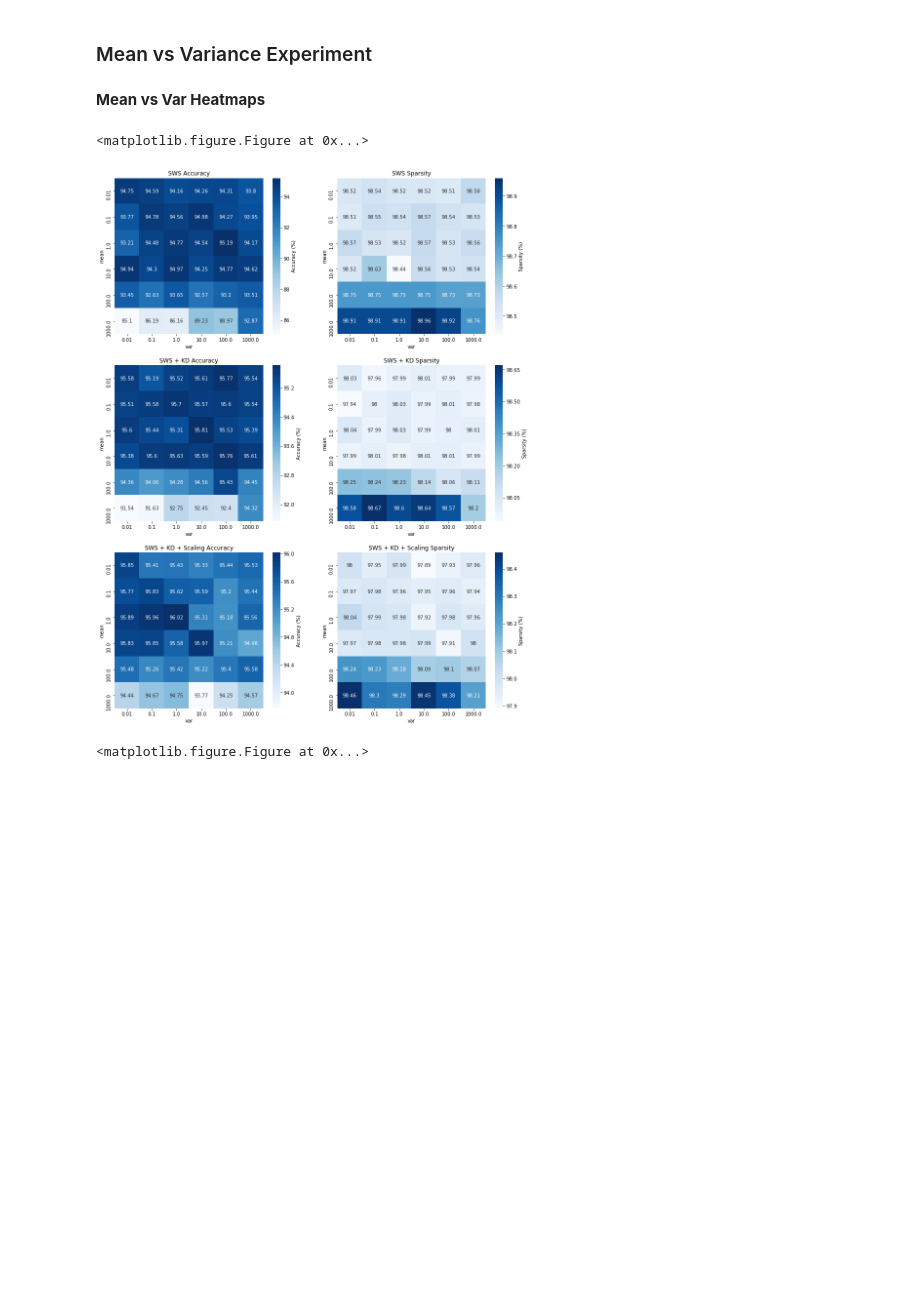
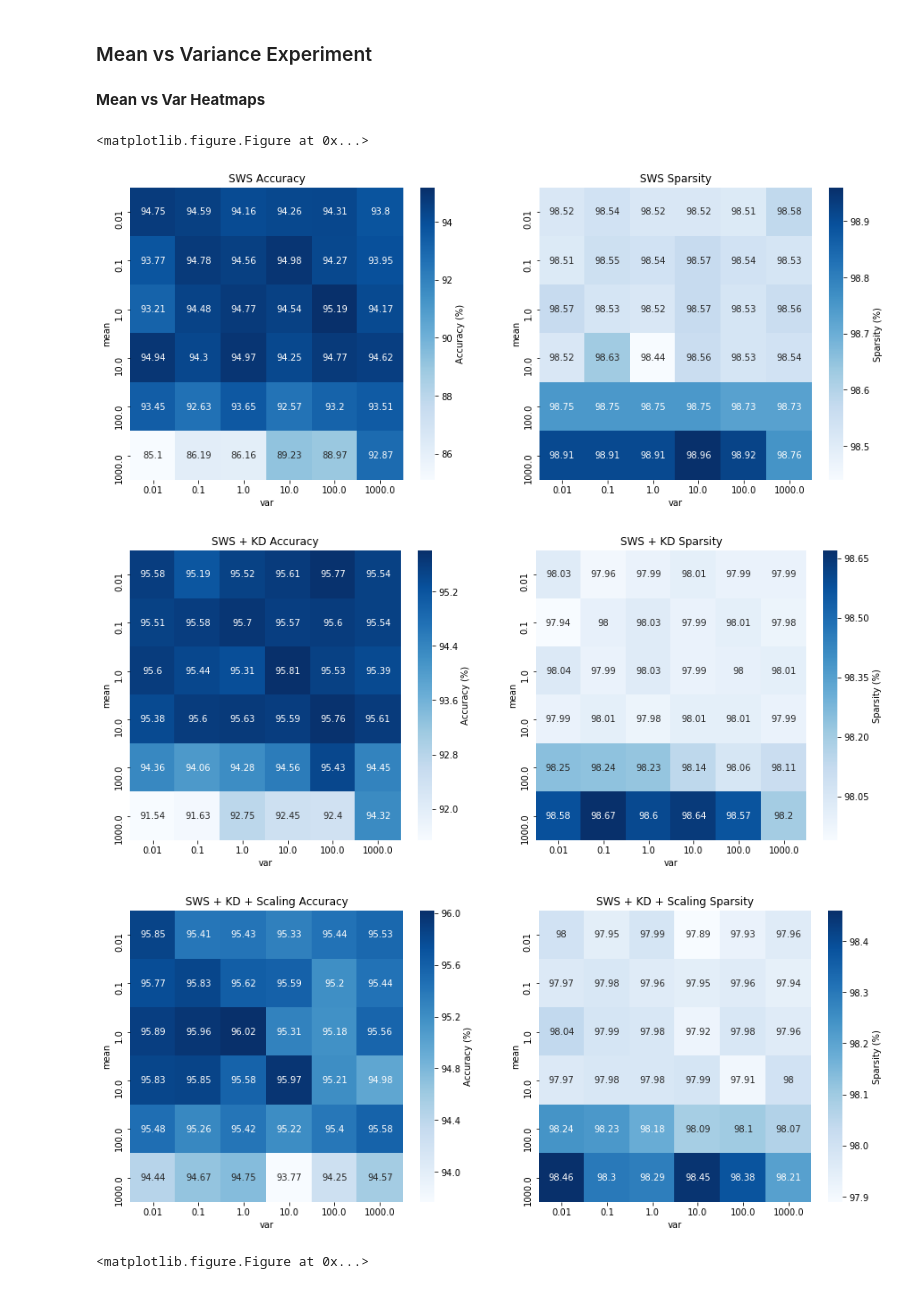
Before and after one commit to okz12/NN_compression, a Jupyter notebook: notebooks/result_visualisation.ipynb, the cells around one changed output. Cells and saved outputs as stored; diff of their text form; code cells hidden in the pictures; blank space fills up the shorter version.

Commit message:
fixed graphs

```diff
--- a/notebooks/result_visualisation.ipynb
+++ b/notebooks/result_visualisation.ipynb
@@ -57,35 +53,39 @@ mean_var_exp = mean_var_exp.drop_duplicates()
 # %%
 ipd.display(ipd.Markdown("**Mean vs Var Heatmaps**"))
 plt.clf()
-plt.figure(figsize=(15, 20))
-plt.subplot(3,2,1)
+plt.figure(figsize=(15, 6))
+plt.subplot(1,2,1)
 sns.heatmap(mean_var_exp[mean_var_exp['method'] == "SWS"].pivot(index='mean', columns='var', values='acc'), cmap='Blues', cbar_kws = {'label' : 'Accuracy (%)'}, annot=True, fmt="g")
 plt.title("SWS Accuracy")
 
-plt.subplot(3,2,2)
+plt.subplot(1,2,2)
 sns.heatmap(mean_var_exp[mean_var_exp['method'] == "SWS"].pivot(index='mean', columns='var', values='sp'), cmap='Blues', cbar_kws = {'label' : 'Sparsity (%)'}, annot=True, fmt="g")
 plt.title("SWS Sparsity")
 
-plt.subplot(3,2,3)
+plt.figure(figsize=(15, 6))
+plt.subplot(1,2,1)
 sns.heatmap(mean_var_exp[mean_var_exp['method'] == "SWS + KD"].pivot(index='mean', columns='var', values='acc'), cmap='Blues', cbar_kws = {'label' : 'Accuracy (%)'}, annot=True, fmt="g")
 plt.title("SWS + KD Accuracy")
 
-plt.subplot(3,2,4)
+plt.subplot(1,2,2)
 sns.heatmap(mean_var_exp[mean_var_exp['method'] == "SWS + KD"].pivot(index='mean', columns='var', values='sp'), cmap='Blues', cbar_kws = {'label' : 'Sparsity (%)'}, annot=True, fmt="g")
 plt.title("SWS + KD Sparsity")
 
-plt.subplot(3,2,5)
+plt.figure(figsize=(15, 6))
+plt.subplot(1,2,1)
 sns.heatmap(mean_var_exp[mean_var_exp['method'] == "SWS + KD + Scaling"].pivot(index='mean', columns='var', values='acc'), cmap='Blues', cbar_kws = {'label' : 'Accuracy (%)'}, annot=True, fmt="g")
 plt.title("SWS + KD + Scaling Accuracy")
 
-plt.subplot(3,2,6)
+plt.subplot(1,2,2)
 sns.heatmap(mean_var_exp[mean_var_exp['method'] == "SWS + KD + Scaling"].pivot(index='mean', columns='var', values='sp'), cmap='Blues', cbar_kws = {'label' : 'Sparsity (%)'}, annot=True, fmt="g")
 plt.title("SWS + KD + Scaling Sparsity")
 plt.show()
 # %% [output]
 **Mean vs Var Heatmaps**
 <matplotlib.figure.Figure at 0x...>
-[figure, old version]
+[figure, new version]
+[figure, added]
+[figure, added]
 # %%
 plt.clf()
 plt.figure(figsize=(15, 6))
```
Also changed, not shown: parts of 4 cells of this notebook, 3 other files.
